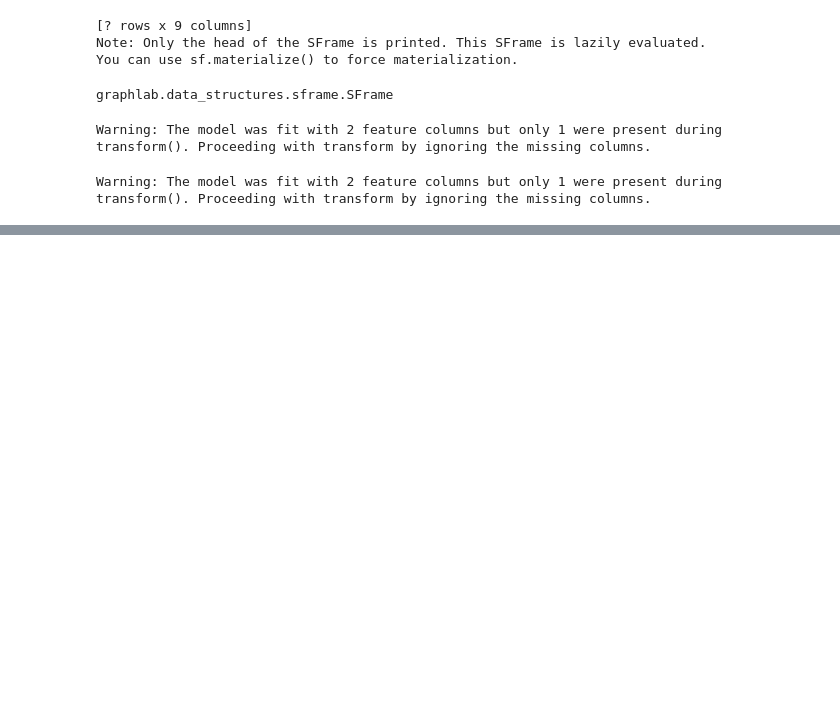
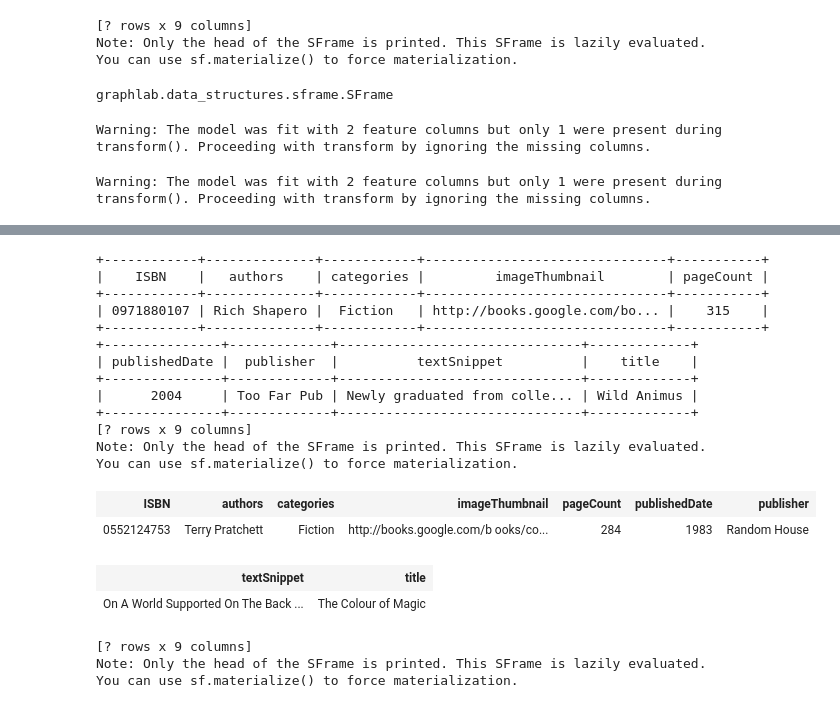
Before and after one commit to nycdatasci/bootcamp007_project, a Jupyter notebook: Project5-Capstone/shopaholics/collabFiltPython/recoGraphLabDemo.ipynb, the cells around one changed output, grey strips where cells are left out. Cells and saved outputs as stored; diff of their text form; code cells hidden in the pictures; blank space fills up the shorter version.

```diff
--- a/Project5-Capstone/shopaholics/collabFiltPython/recoGraphLabDemo.ipynb
+++ b/Project5-Capstone/shopaholics/collabFiltPython/recoGraphLabDemo.ipynb
@@ -518,0 +612,24 @@ Warning: The model was fit with 2 feature columns but only 1 were present during
+# %%
+print ISBNlookup('0971880107')
+ISBNlookup('0552124753')
+# %% [output]
++------------+--------------+------------+-------------------------------+-----------+
+|    ISBN    |   authors    | categories |         imageThumbnail        | pageCount |
++------------+--------------+------------+-------------------------------+-----------+
+| 0971880107 | Rich Shapero |  Fiction   | http://books.google.com/bo... |    315    |
++------------+--------------+------------+-------------------------------+-----------+
++---------------+-------------+-------------------------------+-------------+
+| publishedDate |  publisher  |          textSnippet          |    title    |
++---------------+-------------+-------------------------------+-------------+
+|      2004     | Too Far Pub | Newly graduated from colle... | Wild Animus |
++---------------+-------------+-------------------------------+-------------+
+[? rows x 9 columns]
+Note: Only the head of the SFrame is printed. This SFrame is lazily evaluated.
+You can use sf.materialize() to force materialization.
+| ISBN | authors | categories | imageThumbnail | pageCount | publishedDate | publisher |
+| 0552124753 | Terry Pratchett | Fiction | http://books.google.com/b ooks/co... | 284 | 1983 | Random House |
+| textSnippet | title |
+| On A World Supported On The Back ... | The Colour of Magic |
+[? rows x 9 columns]
+Note: Only the head of the SFrame is printed. This SFrame is lazily evaluated.
+You can use sf.materialize() to force materialization.
```
Also changed, not shown: parts of 8 cells of this notebook, 16 other files.
